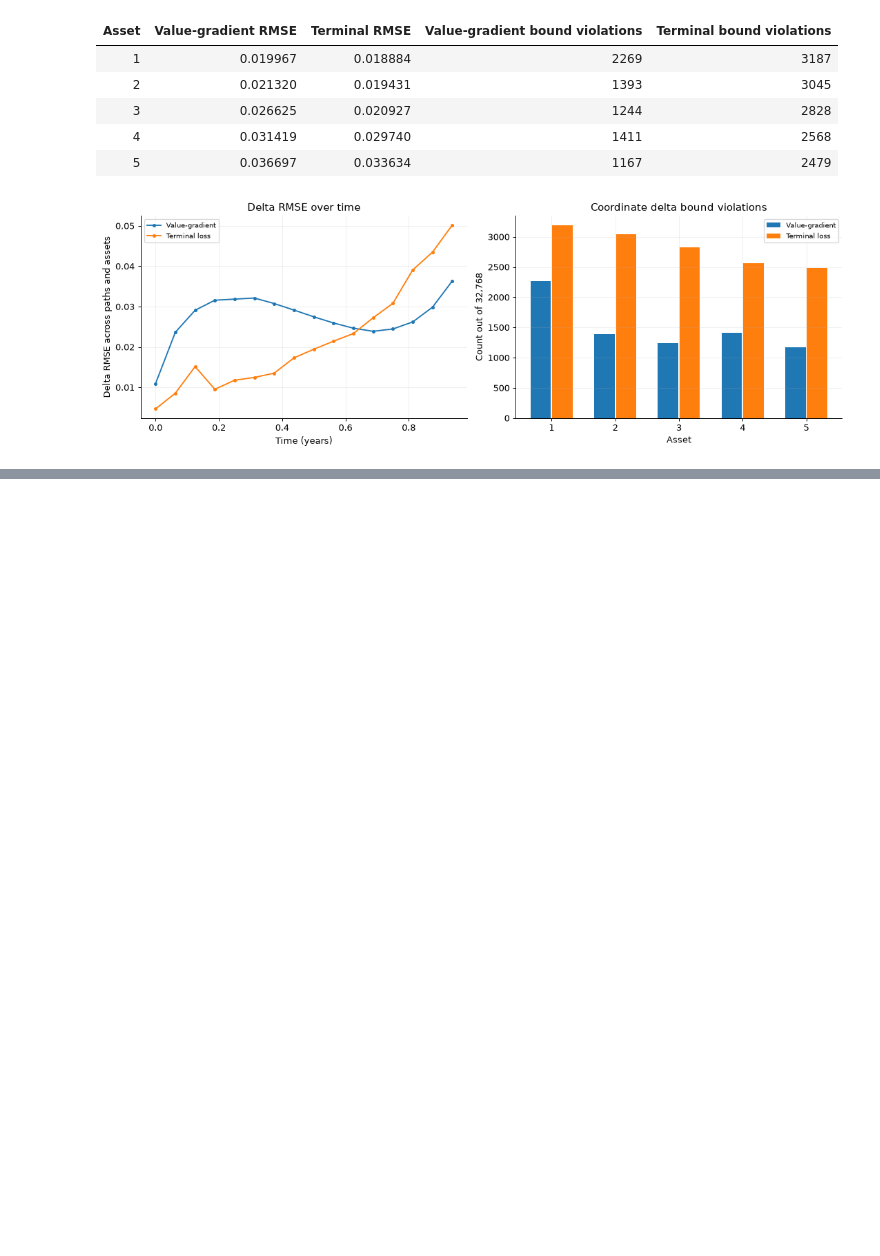
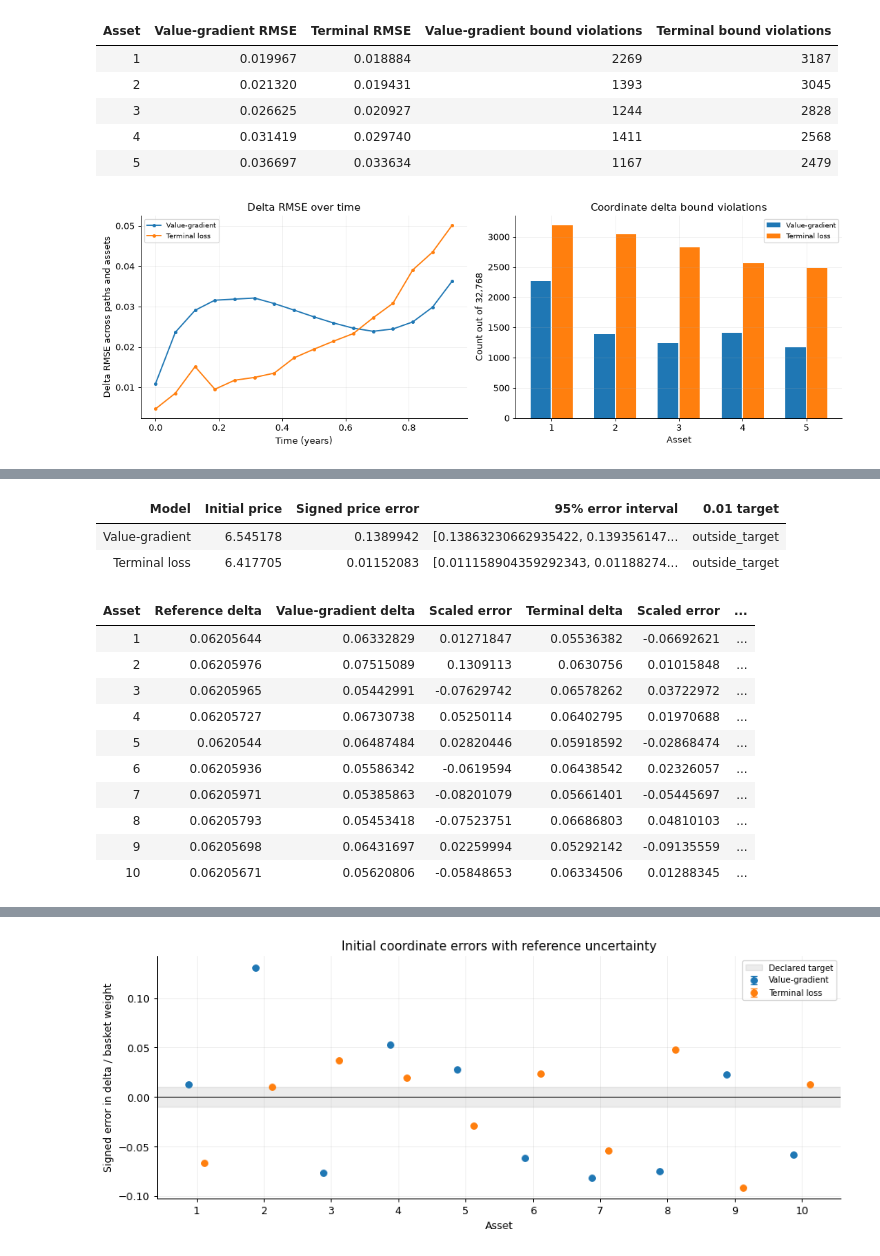
Before and after one commit to KVInator/deep-bsde-pricing, a Jupyter notebook: notebooks/03_neural_solvers.ipynb, the cells around one changed output, grey strips where cells are left out. Cells and saved outputs as stored; diff of their text form; code cells hidden in the pictures; blank space fills up the shorter version.

```diff
--- a/notebooks/03_neural_solvers.ipynb
+++ b/notebooks/03_neural_solvers.ipynb
@@ -872,0 +947,44 @@ plt.show()
+# %%
+table(["Model", "Initial price", "Signed price error", "95% error interval", "0.01 target"], [
+    [arithmetic_names[k], m["initial"]["price"], m["price_check"]["signed_error"],
+     m["price_check"]["signed_error_interval"], m["price_check"]["classification"]]
+    for k in arithmetic_keys for m in [arithmetic_models[k]]])
+table(["Asset", "Reference delta", "Value-gradient delta", "Scaled error", "Terminal delta", "Scaled error", "Terminal classification"], [
+    [i+1, arithmetic_ref["primary"]["deltas"][i]["estimate"],
+     arithmetic_models["value_gradient"]["initial"]["delta"][i],
+     arithmetic_models["value_gradient"]["scaled_delta_checks"][i]["signed_error"],
+     arithmetic_models["terminal_loss"]["initial"]["delta"][i],
+     arithmetic_models["terminal_loss"]["scaled_delta_checks"][i]["signed_error"],
+     arithmetic_models["terminal_loss"]["scaled_delta_checks"][i]["classification"]] for i in range(10)])
+table(["Model", "Initial bound violations", "Diffusion condition", "Max reconstruction residual", "Path delta RMSE"], [
+    [arithmetic_names[k], arithmetic_models[k]["initial_delta_bound_violations"],
+     arithmetic_models[k]["initial"]["reconstruction"]["condition_number_max"],
+     arithmetic_models[k]["initial"]["reconstruction"]["max_absolute_reconstruction_residual"],
+     "Unavailable without conditional references"] for k in arithmetic_keys])
+fig, ax = plt.subplots(figsize=(10, 4), constrained_layout=True)
+for k, shift in zip(arithmetic_keys, (-0.12, 0.12)):
+    checks = arithmetic_models[k]["scaled_delta_checks"]
+    ax.errorbar(np.arange(1, 11)+shift, [r["signed_error"] for r in checks],
+                yerr=arithmetic_ref["reference_scaled_delta_half_widths"], fmt="o", capsize=3, label=arithmetic_names[k])
+ax.axhspan(-arithmetic_config["scaled_delta_target"], arithmetic_config["scaled_delta_target"],
+           color="grey", alpha=0.15, label="Declared target")
+ax.axhline(0, color="black", linewidth=0.7)
+ax.set(xticks=np.arange(1, 11), xlabel="Asset", ylabel="Signed error in delta / basket weight",
+       title="Initial coordinate errors with reference uncertainty")
+ax.legend(fontsize=8)
+plt.show()
+# %% [output]
+| Model | Initial price | Signed price error | 95% error interval | 0.01 target |
+| Value-gradient | 6.545178 | 0.1389942 | [0.13863230662935422, 0.139356147... | outside_target |
+| Terminal loss | 6.417705 | 0.01152083 | [0.011158904359292343, 0.01188274... | outside_target |
+| Asset | Reference delta | Value-gradient delta | Scaled error | Terminal delta | Scaled error | ... |
+| 1 | 0.06205644 | 0.06332829 | 0.01271847 | 0.05536382 | -0.06692621 | ... |
+| 2 | 0.06205976 | 0.07515089 | 0.1309113 | 0.0630756 | 0.01015848 | ... |
+| 3 | 0.06205965 | 0.05442991 | -0.07629742 | 0.06578262 | 0.03722972 | ... |
+| 4 | 0.06205727 | 0.06730738 | 0.05250114 | 0.06402795 | 0.01970688 | ... |
+| 5 | 0.0620544 | 0.06487484 | 0.02820446 | 0.05918592 | -0.02868474 | ... |
+| 6 | 0.06205936 | 0.05586342 | -0.0619594 | 0.06438542 | 0.02326057 | ... |
+| 7 | 0.06205971 | 0.05385863 | -0.08201079 | 0.05661401 | -0.05445697 | ... |
+| 8 | 0.06205793 | 0.05453418 | -0.07523751 | 0.06686803 | 0.04810103 | ... |
+| 9 | 0.06205698 | 0.06431697 | 0.02259994 | 0.05292142 | -0.09135559 | ... |
+| 10 | 0.06205671 | 0.05620806 | -0.05848653 | 0.06334506 | 0.01288345 | ... |
@@ -872,0 +994 @@ plt.show()
+[figure, added]
```
Also changed, not shown: parts of 7 cells of this notebook, 12 other files.
